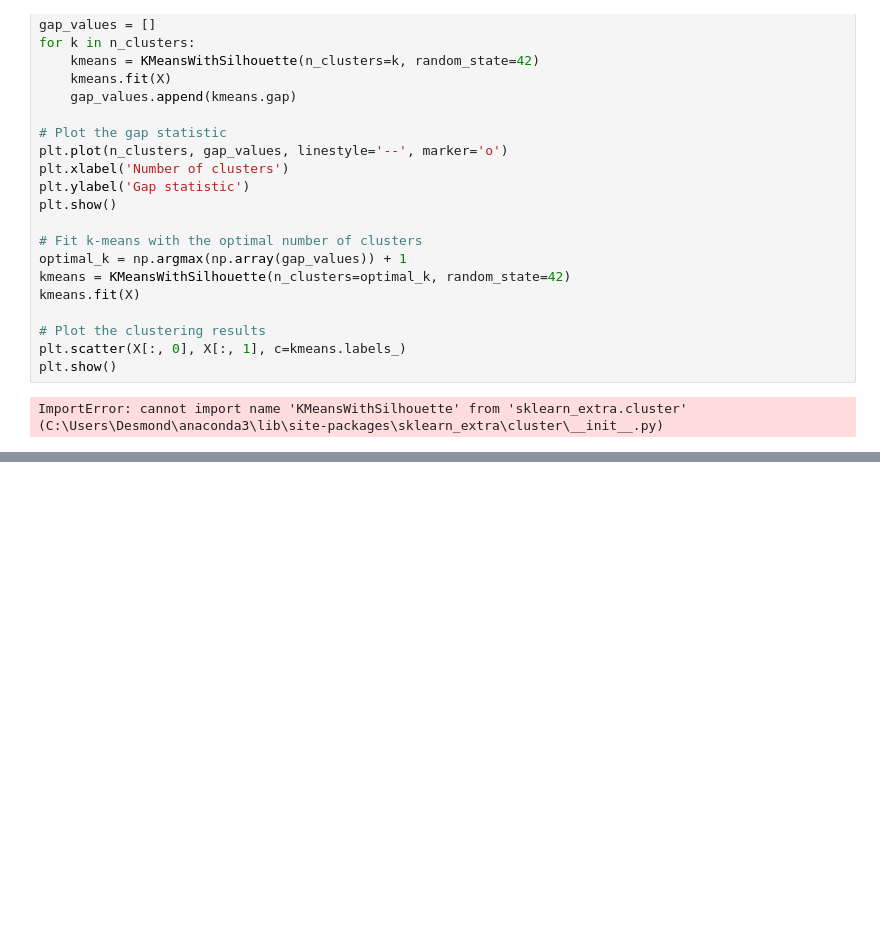
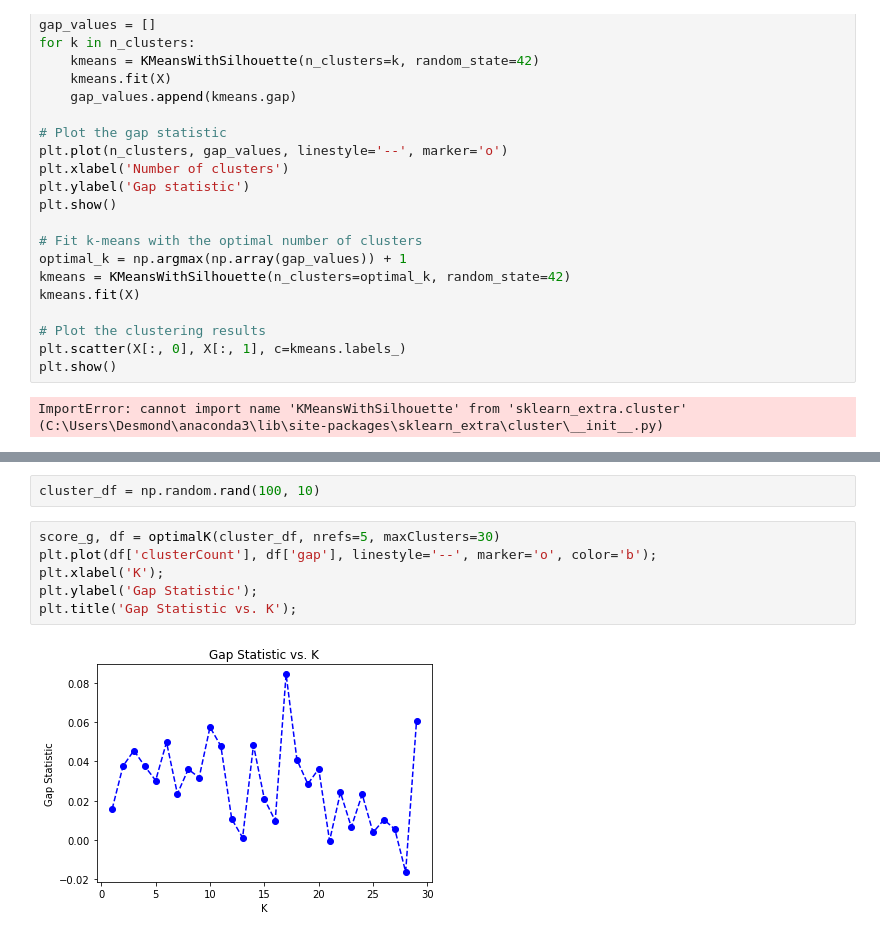
Before and after one commit to TJZLiu/Lisbon-freguesias, a Jupyter notebook: code/Untitled.ipynb, the cells around one changed output, grey strips where cells are left out. Saved outputs shown, nothing was run; the diff lists cells and outputs as text; blank space fills up the shorter version.

Commit message:
update cluster selection

```diff
--- a/code/Untitled.ipynb
+++ b/code/Untitled.ipynb
@@ -192,0 +235,10 @@ ImportError: cannot import name 'KMeansWithSilhouette' from 'sklearn_extra.clust
+# %%
+cluster_df = np.random.rand(100, 10)
+# %%
+score_g, df = optimalK(cluster_df, nrefs=5, maxClusters=30)
+plt.plot(df['clusterCount'], df['gap'], linestyle='--', marker='o', color='b');
+plt.xlabel('K');
+plt.ylabel('Gap Statistic');
+plt.title('Gap Statistic vs. K');
+# %% [output]
+[figure, added]
```
Also changed, not shown: parts of 16 cells of this notebook.
